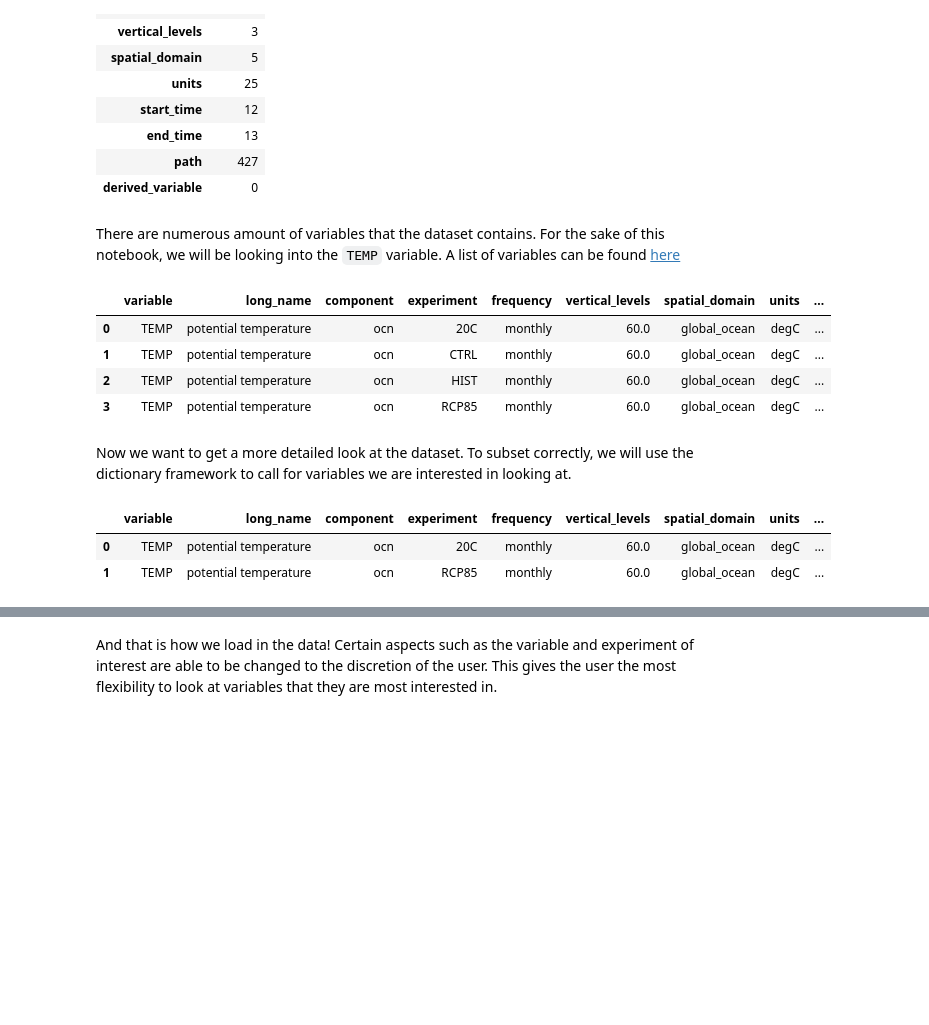
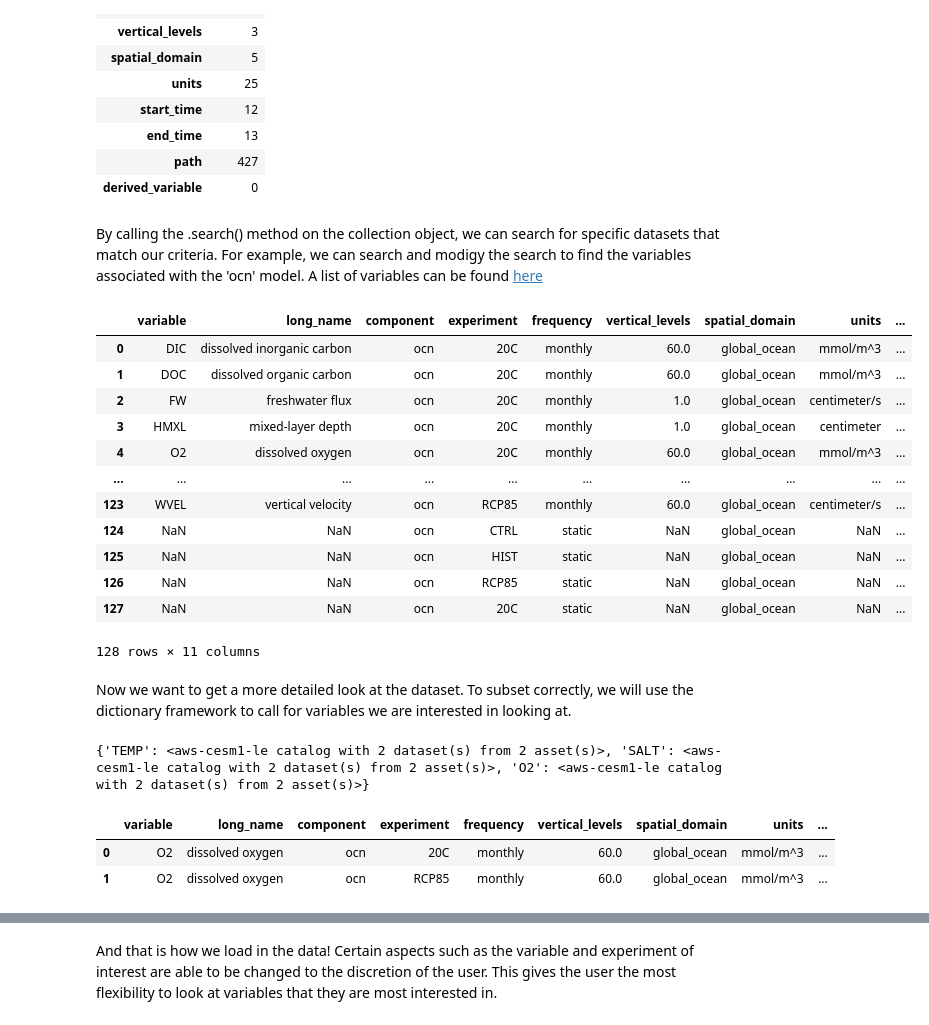
Before and after one commit to Channelislanders/toolkit, a Jupyter notebook: Time_series.ipynb, the cells around one changed output, grey strips where cells are left out. Cells and saved outputs as stored; diff of their text form; code cells hidden in the pictures; blank space fills up the shorter version.

```diff
--- a/Time_series.ipynb
+++ b/Time_series.ipynb
@@ -81,31 +81,48 @@ aws-cesm1-le catalog with 56 dataset(s) from 442 asset(s):
 | path | 427 |
 | derived_variable | 0 |
 # %% [markdown]
-There are numerous amount of variables that the dataset contains. For the sake of this notebook, we will be looking into the `TEMP` variable. A list of variables can be found [here](https://www.cesm.ucar.edu/community-projects/lens2/output-variables)
+By calling the .search() method on the collection object, we can search for specific datasets that match our criteria. For example, we can search and modigy the search to find the variables associated with the 'ocn' model. A list of variables can be found [here](https://www.cesm.ucar.edu/community-projects/lens2/output-variables)
 # %%
-# Search for the TEMP variable, display the first few entries in the resulting data frame
-col.search(variable="TEMP").df
+# Search for all possible variables for OCN component
+col.search(component="ocn").df
 # %% [output]
 |  | variable | long_name | component | experiment | frequency | vertical_levels | spatial_domain | units | ... |
-| 0 | TEMP | potential temperature | ocn | 20C | monthly | 60.0 | global_ocean | degC | ... |
-| 1 | TEMP | potential temperature | ocn | CTRL | monthly | 60.0 | global_ocean | degC | ... |
-| 2 | TEMP | potential temperature | ocn | HIST | monthly | 60.0 | global_ocean | degC | ... |
-| 3 | TEMP | potential temperature | ocn | RCP85 | monthly | 60.0 | global_ocean | degC | ... |
+| 0 | DIC | dissolved inorganic carbon | ocn | 20C | monthly | 60.0 | global_ocean | mmol/m^3 | ... |
+| 1 | DOC | dissolved organic carbon | ocn | 20C | monthly | 60.0 | global_ocean | mmol/m^3 | ... |
+| 2 | FW | freshwater flux | ocn | 20C | monthly | 1.0 | global_ocean | centimeter/s | ... |
+| 3 | HMXL | mixed-layer depth | ocn | 20C | monthly | 1.0 | global_ocean | centimeter | ... |
+| 4 | O2 | dissolved oxygen | ocn | 20C | monthly | 60.0 | global_ocean | mmol/m^3 | ... |
+| ... | ... | ... | ... | ... | ... | ... | ... | ... | ... |
+| 123 | WVEL | vertical velocity | ocn | RCP85 | monthly | 60.0 | global_ocean | centimeter/s | ... |
+| 124 | NaN | NaN | ocn | CTRL | static | NaN | global_ocean | NaN | ... |
+| 125 | NaN | NaN | ocn | HIST | static | NaN | global_ocean | NaN | ... |
+| 126 | NaN | NaN | ocn | RCP85 | static | NaN | global_ocean | NaN | ... |
+| 127 | NaN | NaN | ocn | 20C | static | NaN | global_ocean | NaN | ... |
+128 rows × 11 columns
 # %% [markdown]
 Now we want to get a more detailed look at the dataset. To subset correctly, we will use the dictionary framework to call for variables we are interested in looking at.
 # %%
-# Get more detailed: search for monthly output for the 20th century and RCP8.5
-col_ocntemp = col.search(
-    frequency=["monthly"],
-    component="ocn",
-    variable="TEMP",
-    experiment=["20C", "RCP85"],  # ("HIST" is the 1850-1919 period, which is only in the first ensemble member, and "20C" is 1920-2005 which is common across all the other members)
-)
+# Get more detailed: search for monthly output for the 20th century and RCP8.5 scenarios
+variables = ["TEMP", "SALT", "O2"]
+col_ocn = {}
 
-#call the search in a dataframe
-col_ocntemp.df
+for var in variables:
+    col_ocn[f"{var}"] = col.search(
+        frequency=["monthly"],
+        component="ocn",
+        variable=var,
+        experiment=["20C", "RCP85"],
+    )
+
+print(col_ocn)
+
+#Display the first few entries in the resulting data frame
+col_ocn["TEMP"].df
+col_ocn["SALT"].df
+col_ocn["O2"].df
 # %% [output]
+{'TEMP': <aws-cesm1-le catalog with 2 dataset(s) from 2 asset(s)>, 'SALT': <aws-cesm1-le catalog with 2 dataset(s) from 2 asset(s)>, 'O2': <aws-cesm1-le catalog with 2 dataset(s) from 2 asset(s)>}
 |  | variable | long_name | component | experiment | frequency | vertical_levels | spatial_domain | units | ... |
-| 0 | TEMP | potential temperature | ocn | 20C | monthly | 60.0 | global_ocean | degC | ... |
-| 1 | TEMP | potential temperature | ocn | RCP85 | monthly | 60.0 | global_ocean | degC | ... |
+| 0 | O2 | dissolved oxygen | ocn | 20C | monthly | 60.0 | global_ocean | mmol/m^3 | ... |
+| 1 | O2 | dissolved oxygen | ocn | RCP85 | monthly | 60.0 | global_ocean | mmol/m^3 | ... |
 # %% [markdown]
```
Also changed, not shown: parts of 13 cells of this notebook.
